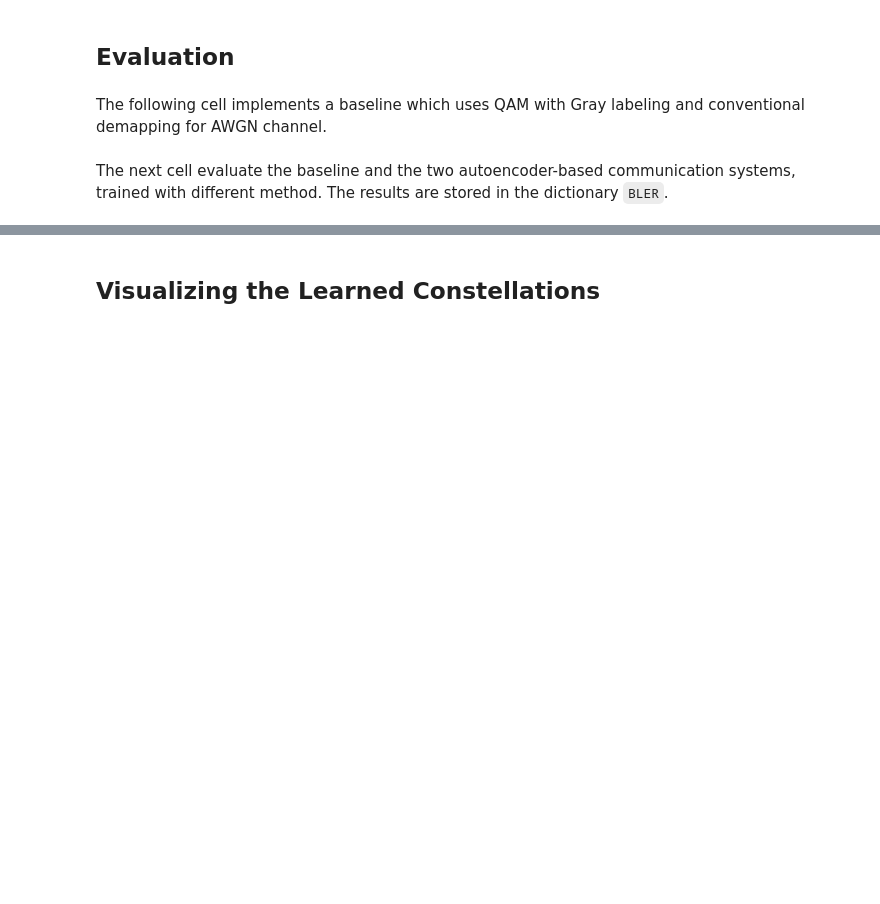
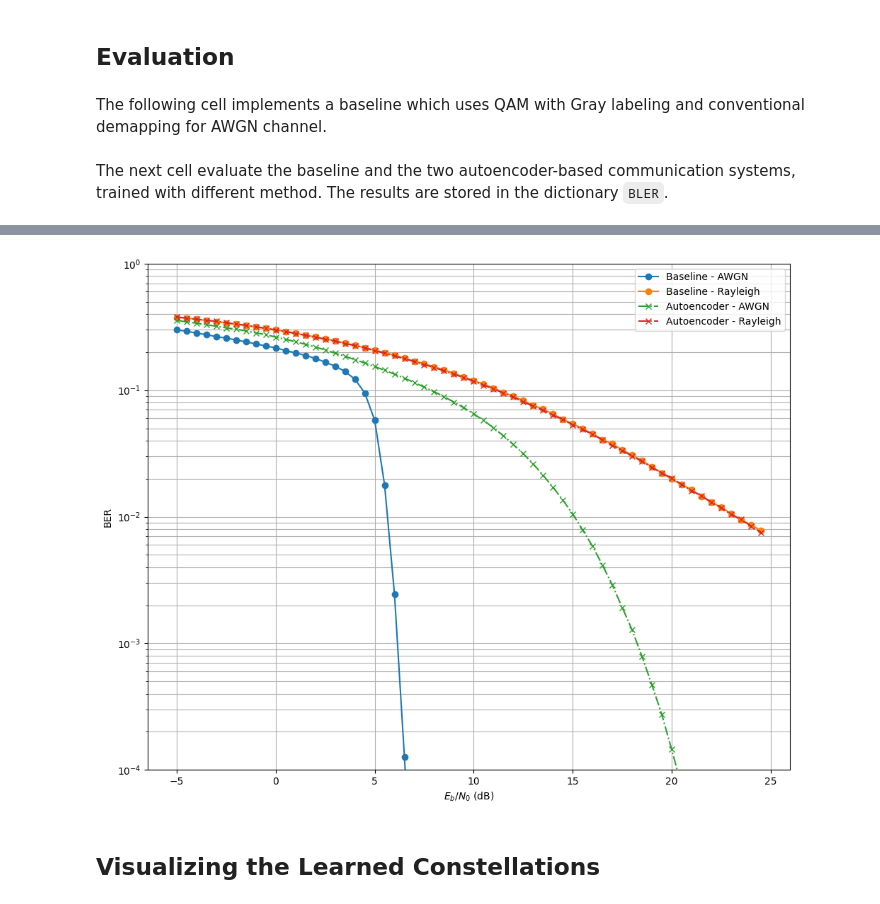
Before and after one commit to VivOwoH/5G-E2E-with-DeepRx-and-WGAN-channel, a Jupyter notebook: Autoencoder.ipynb, the cells around one changed output, grey strips where cells are left out. Saved outputs shown, nothing was run; the diff lists cells and outputs as text; code cells hidden in the pictures; blank space fills up the shorter version.

```diff
--- a/Autoencoder.ipynb
+++ b/Autoencoder.ipynb
@@ -594,3 +594,24 @@ KeyError: 'autoencoder-conv'
+# %%
+plt.figure(figsize=(10,8))
+# Baseline - Perfect CSI
+plt.semilogy(ebno_dbs, BER['baseline-awgn'], 'o-', c=f'C0', label=f'Baseline - AWGN')
+plt.semilogy(ebno_dbs, BER['baseline-rayleigh'], 'o-', c=f'C1', label=f'Baseline - Rayleigh')
+# Autoencoder - conventional training
+plt.semilogy(ebno_dbs, BER['autoencoder-conv'], 'x-.', c=f'C2', label=f'Autoencoder - AWGN')
+# Autoencoder - conventional training rayleigh
+plt.semilogy(ebno_dbs, BER['autoencoder-conv-rayleigh'], 'x-.', c=f'C3', label=f'Autoencoder - Rayleigh')
+
+# Autoencoder - RL-based training
+# plt.semilogy(ebno_dbs, BLER['autoencoder-rl'], 'o-.', c=f'C3', label=f'Autoencoder - RL-based training')
+
+plt.xlabel(r"$E_b/N_0$ (dB)")
+plt.ylabel("BER")
+plt.grid(which="both")
+plt.ylim((1e-4, 1.0))
+plt.legend()
+plt.tight_layout()
+# %% [output]
+[figure, added]
 # %% [markdown]
 ## Visualizing the Learned Constellations <a class="anchor" id="Visualizing-the-Learned-Constellations"></a>
 # %%
```
Also changed, not shown: parts of 26 cells of this notebook, 39 other files.
